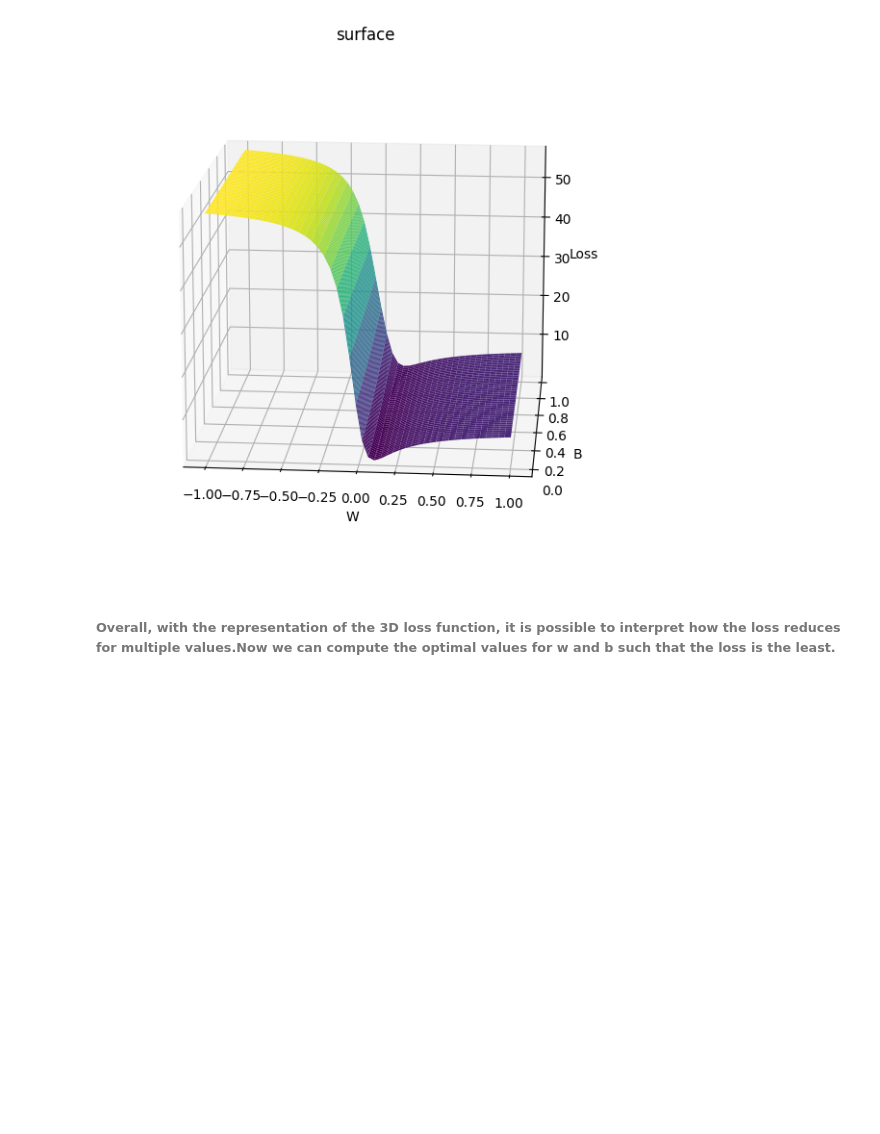
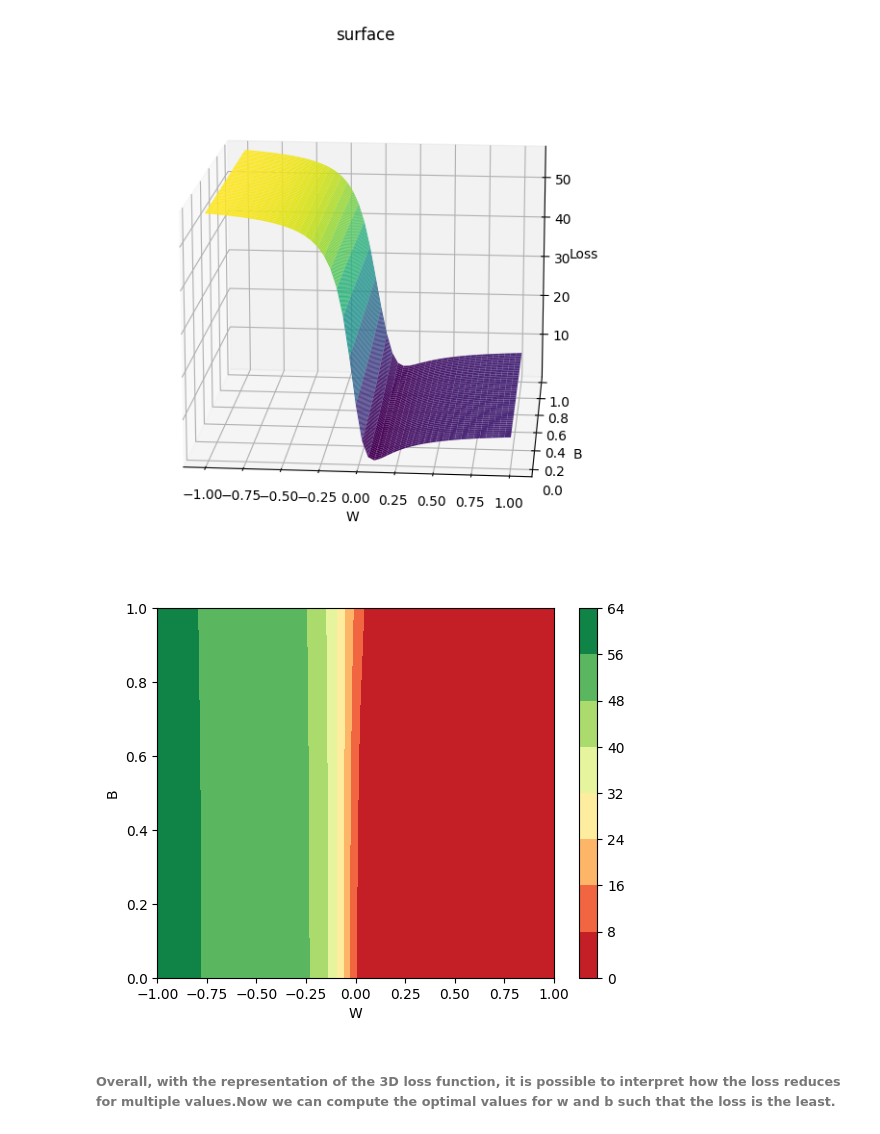
Before and after one commit to Abhijith-Nagarajan/PadhAI_Implementations, a Jupyter notebook: Sigmoid_Neuron_Implementation.ipynb, the cells around one changed output. Cells and saved outputs as stored; diff of their text form; code cells hidden in the pictures; blank space fills up the shorter version.

```diff
--- a/Sigmoid_Neuron_Implementation.ipynb
+++ b/Sigmoid_Neuron_Implementation.ipynb
@@ -201,6 +185,14 @@ ax.set_title('surface')
 ax.view_init(15,275)
 # %% [output]
 [figure]
+# %%
+wbl_cf_plot = plt.contourf(WW_Mesh,BB_Mesh,Loss,cmap='RdYlGn')
+plt.colorbar(wbl_cf_plot)
+plt.xlabel('W')
+plt.ylabel('B')
+plt.show()
+# %% [output]
+[figure, added]
 # %% [markdown]
 ###### Overall, with the representation of the 3D loss function, it is possible to interpret how the loss reduces for multiple values.Now we can compute the optimal values for w and b such that the loss is the least.
 # %%
```
Also changed, not shown: parts of 21 cells of this notebook.
